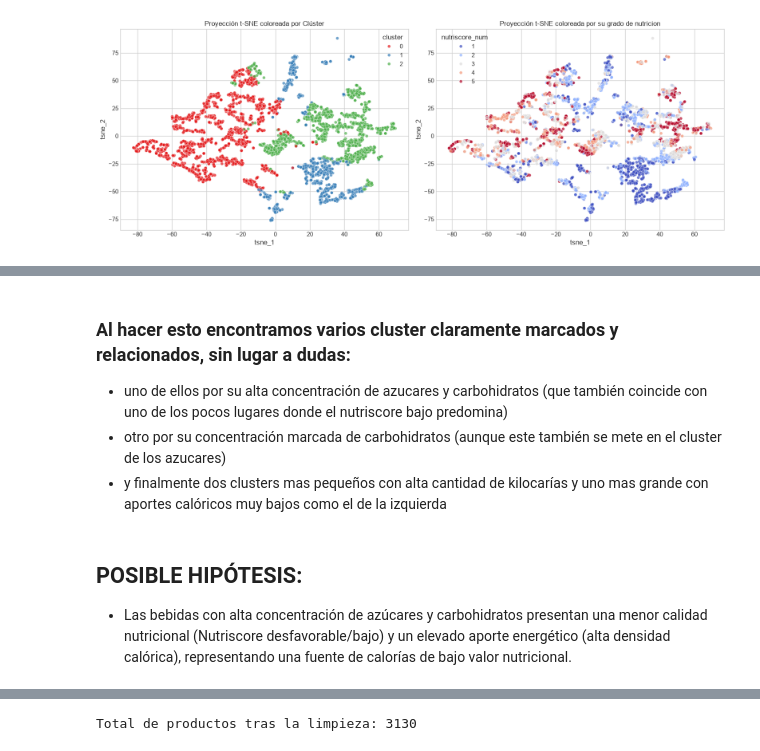
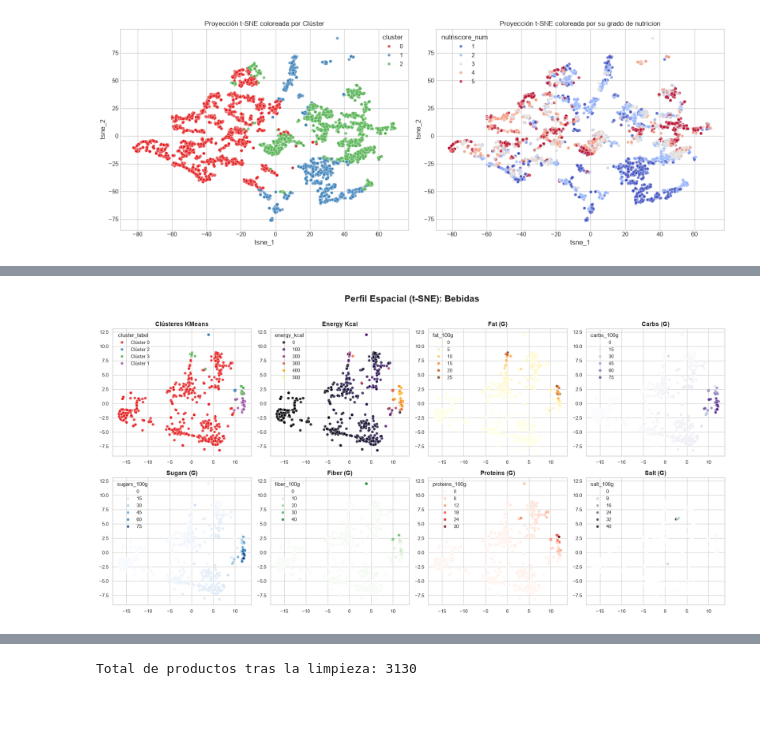
Before and after one commit to ezequielalecci/TP-Fundamentos-de-la-ciencia-de-datos, a Jupyter notebook: TP-Fundamentos-de-la-ciencia-de-datos/posibles_hipotesis.ipynb, the cells around one changed output, grey strips where cells are left out. Drawn from its saved outputs; the diff is of its cells as text; code cells hidden in the pictures; blank space fills up the shorter version.

```diff
--- a/TP-Fundamentos-de-la-ciencia-de-datos/posibles_hipotesis.ipynb
+++ b/TP-Fundamentos-de-la-ciencia-de-datos/posibles_hipotesis.ipynb
@@ -349,8 +354,0 @@ plt.show()
-# %% [markdown]
-### Al hacer esto encontramos varios cluster claramente marcados y relacionados, sin lugar a dudas:
-- uno de ellos por su alta concentración de azucares y carbohidratos (que también coincide con uno de los pocos lugares donde el nutriscore bajo predomina)
-- otro por su concentración marcada de carbohidratos (aunque este también se mete en el cluster de los azucares)
-- y finalmente dos clusters mas pequeños con alta cantidad de kilocarías y uno mas grande con aportes calóricos muy bajos como el de la izquierda
-# %% [markdown]
-## POSIBLE HIPÓTESIS:
-- Las bebidas con alta concentración de azúcares y carbohidratos presentan una menor calidad nutricional (Nutriscore desfavorable/bajo) y un elevado aporte energético (alta densidad calórica), representando una fuente de calorías de bajo valor nutricional.
@@ -356,0 +424,4 @@ plt.show()
+# %%
+visualizar_tsne_nutricional(df, "Bebidas", variables_nutricionales, 4, 80)
+# %% [output]
+[figure, added]
```
Also changed, not shown: parts of 20 cells of this notebook, 3 other files.
